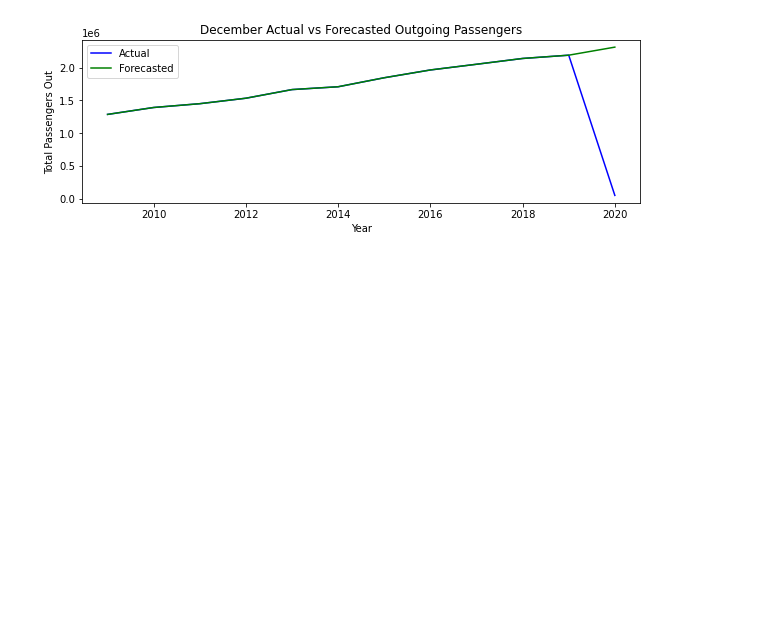
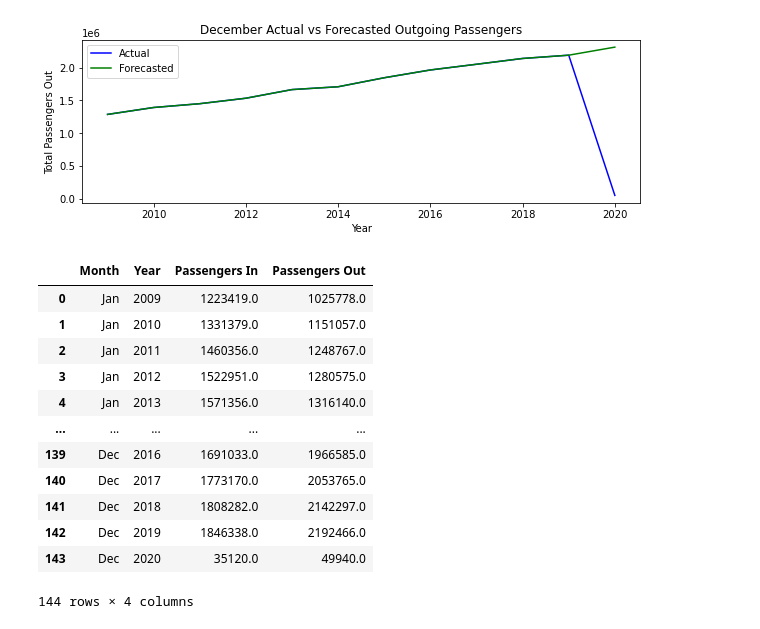
Before and after one commit to dianeyaneza/ebay-espresso, a Jupyter notebook: project_1.ipynb, the cells around one changed output. Drawn from its saved outputs; the diff is of its cells as text; code cells hidden in the pictures; blank space fills up the shorter version.

Commit message:
added final data frames

```diff
--- a/project_1.ipynb
+++ b/project_1.ipynb
@@ -1334,3 +1334,23 @@ plt.ylabel("Total Passengers Out")
 # %% [output]
 Text(0, 0.5, 'Total Passengers Out')
 [figure]
+# %%
+# combine all actual december value graphs for final plot
+all_actual_dfs = [passengers_jan_df, passengers_feb_df, passengers_mar_df, passengers_apr_df, passengers_may_df, passengers_jun_df, passengers_jul_df, passengers_aug_df, passengers_sep_df, passengers_oct_df, passengers_nov_df, passengers_dec_df]
+# %%
+passenger_total_data_df = pd.concat(all_actual_dfs).reset_index(drop=True)
+passenger_total_data_df
+# %% [output]
+|  | Month | Year | Passengers In | Passengers Out |
+| 0 | Jan | 2009 | 1223419.0 | 1025778.0 |
+| 1 | Jan | 2010 | 1331379.0 | 1151057.0 |
+| 2 | Jan | 2011 | 1460356.0 | 1248767.0 |
+| 3 | Jan | 2012 | 1522951.0 | 1280575.0 |
+| 4 | Jan | 2013 | 1571356.0 | 1316140.0 |
+| ... | ... | ... | ... | ... |
+| 139 | Dec | 2016 | 1691033.0 | 1966585.0 |
+| 140 | Dec | 2017 | 1773170.0 | 2053765.0 |
+| 141 | Dec | 2018 | 1808282.0 | 2142297.0 |
+| 142 | Dec | 2019 | 1846338.0 | 2192466.0 |
+| 143 | Dec | 2020 | 35120.0 | 49940.0 |
+144 rows × 4 columns
```
Also changed, not shown: parts of 2 cells of this notebook.
